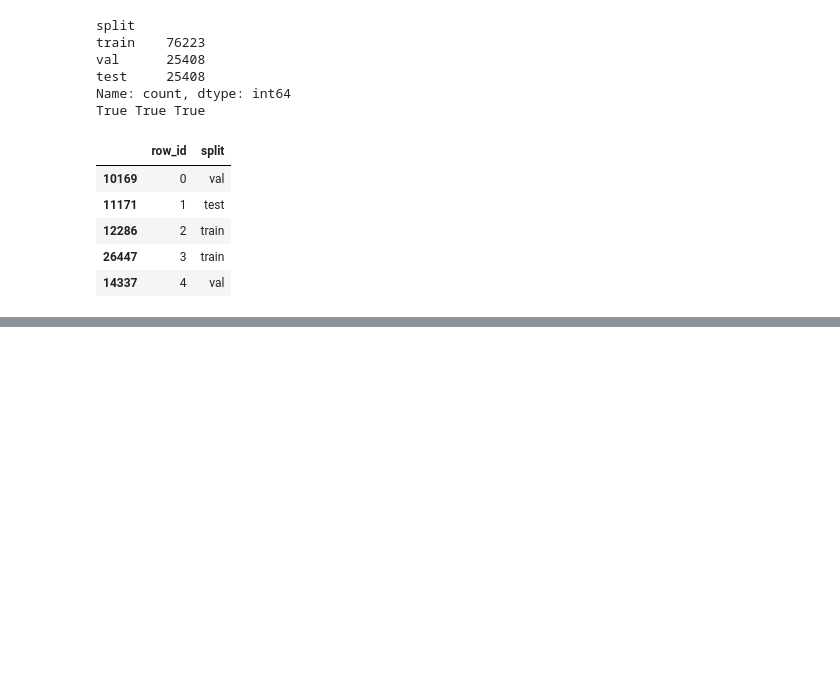
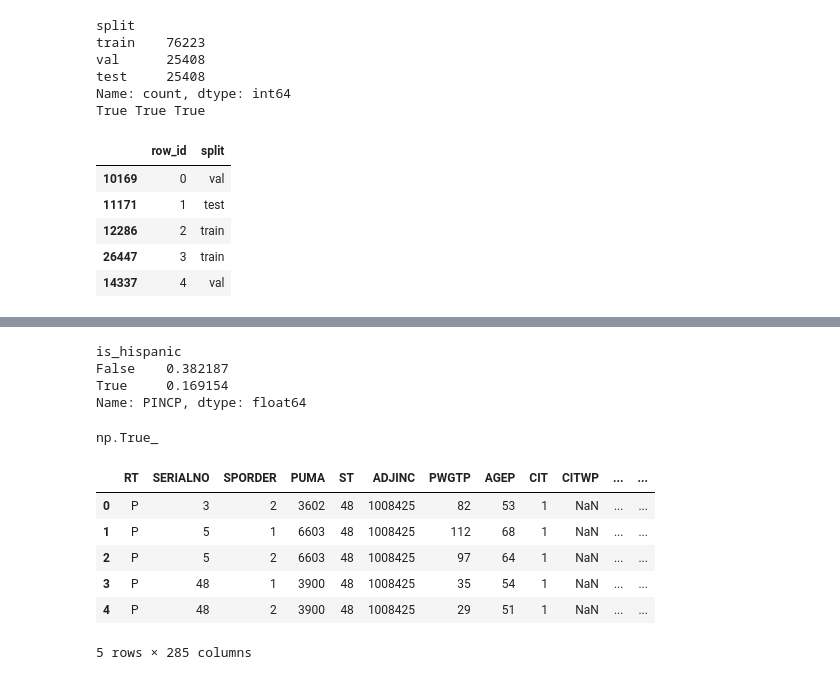
Before and after one commit to Hnhy1806/fairness-over-time, a Jupyter notebook: notebooks/01_baseline.ipynb, the cells around one changed output, grey strips where cells are left out. Saved outputs shown, nothing was run; the diff lists cells and outputs as text; code cells hidden in the pictures; blank space fills up the shorter version.

```diff
--- a/notebooks/01_baseline.ipynb
+++ b/notebooks/01_baseline.ipynb
@@ -230,0 +271,22 @@ True True True
+# %%
+filtered["is_hispanic"] = filtered["HISP"] != 1
+y["PINCP"].groupby(filtered["is_hispanic"]).mean()
+# %% [output]
+is_hispanic
+False    0.382187
+True     0.169154
+Name: PINCP, dtype: float64
+# %%
+(filtered["AGEP"].values == X["AGEP"].values).all()
+# %% [output]
+np.True_
+# %%
+filtered.head()
+# %% [output]
+|  | RT | SERIALNO | SPORDER | PUMA | ST | ADJINC | PWGTP | AGEP | CIT | CITWP | ... | ... |
+| 0 | P | 3 | 2 | 3602 | 48 | 1008425 | 82 | 53 | 1 | NaN | ... | ... |
+| 1 | P | 5 | 1 | 6603 | 48 | 1008425 | 112 | 68 | 1 | NaN | ... | ... |
+| 2 | P | 5 | 2 | 6603 | 48 | 1008425 | 97 | 64 | 1 | NaN | ... | ... |
+| 3 | P | 48 | 1 | 3900 | 48 | 1008425 | 35 | 54 | 1 | NaN | ... | ... |
+| 4 | P | 48 | 2 | 3900 | 48 | 1008425 | 29 | 51 | 1 | NaN | ... | ... |
+5 rows × 285 columns
```
Also changed, not shown: parts of 16 cells of this notebook, 2 other files.
